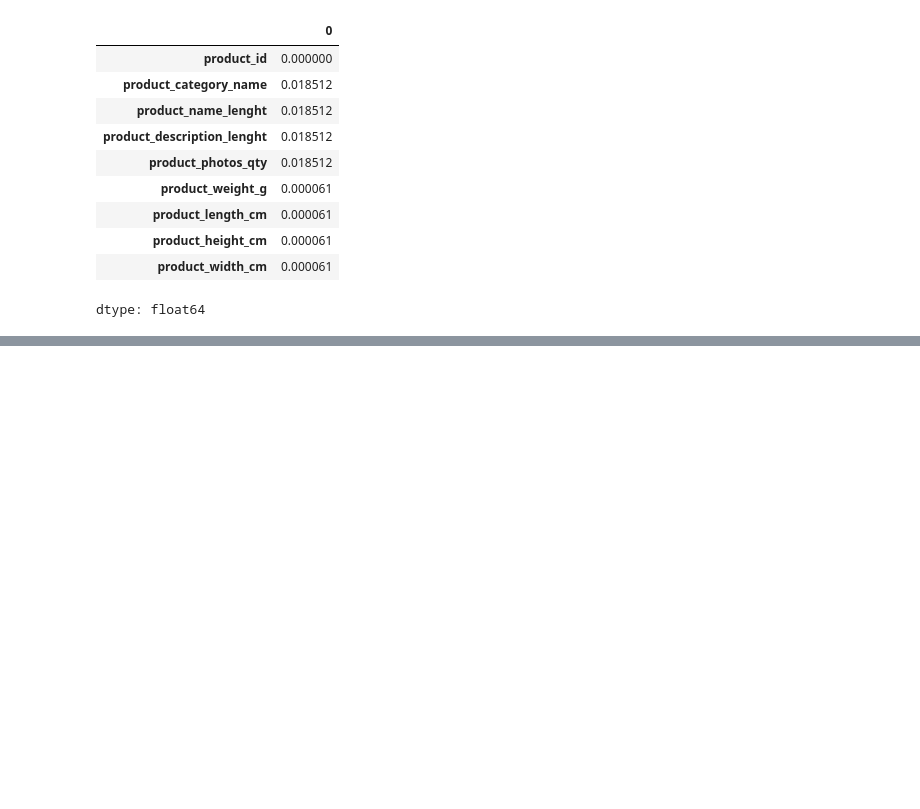
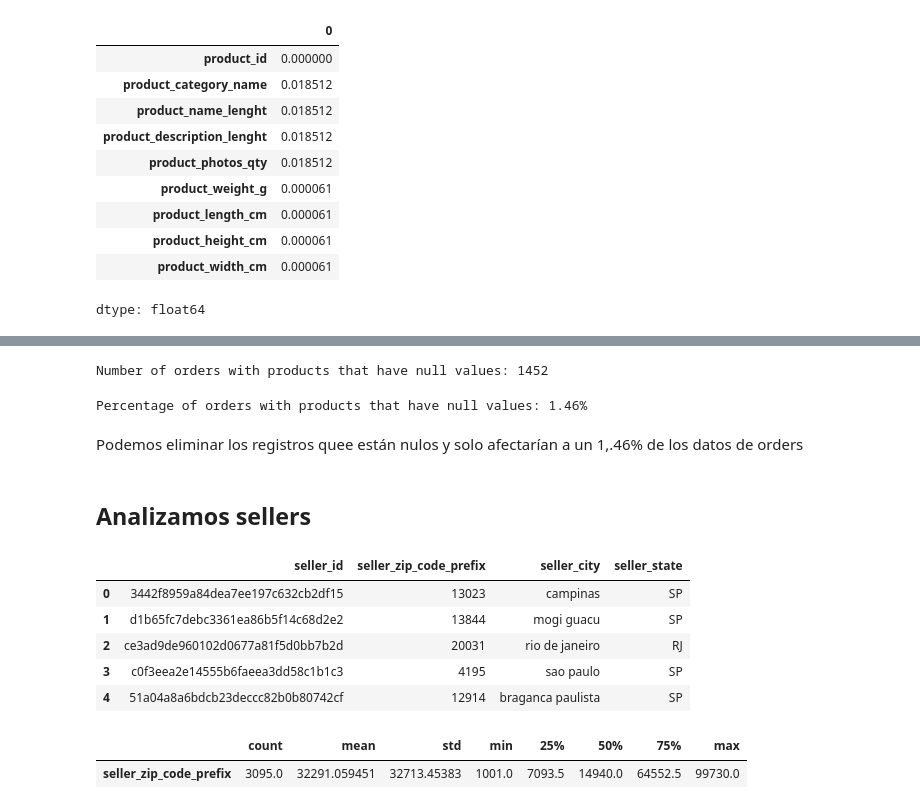
Before and after one commit to NicoD920/base_datos_primavera_2025, a Jupyter notebook: eda.ipynb, the cells around one changed output, grey strips where cells are left out. Saved outputs shown, nothing was run; the diff lists cells and outputs as text; code cells hidden in the pictures; blank space fills up the shorter version.

```diff
--- a/eda.ipynb
+++ b/eda.ipynb
@@ -580,0 +602,38 @@ display(null_rows.head(10))
+# %%
+# Filter df_items to get orders with products from the list of null product_ids
+orders_with_null_products = df_items[df_items['product_id'].isin(product_ids_with_nulls)]
+
+# Count the number of unique order_ids in the filtered dataframe
+num_orders_with_null_products = orders_with_null_products['order_id'].nunique()
+
+print(f"Number of orders with products that have null values: {num_orders_with_null_products}")
+# %% [output]
+Number of orders with products that have null values: 1452
+# %%
+# Calculate the total number of unique orders
+total_orders = df_orders['order_id'].nunique()
+
+# Calculate the percentage of orders with null products
+percentage_orders_with_null_products = (num_orders_with_null_products / total_orders) * 100
+
+print(f"Percentage of orders with products that have null values: {percentage_orders_with_null_products:.2f}%")
+# %% [output]
+Percentage of orders with products that have null values: 1.46%
+# %% [markdown]
+Podemos eliminar los registros quee están nulos y solo afectarían a un 1,.46% de los datos de orders
+# %% [markdown]
+## Analizamos sellers
+# %%
+df_sellers.head()
+# %% [output]
+|  | seller_id | seller_zip_code_prefix | seller_city | seller_state |
+| 0 | 3442f8959a84dea7ee197c632cb2df15 | 13023 | campinas | SP |
+| 1 | d1b65fc7debc3361ea86b5f14c68d2e2 | 13844 | mogi guacu | SP |
+| 2 | ce3ad9de960102d0677a81f5d0bb7b2d | 20031 | rio de janeiro | RJ |
+| 3 | c0f3eea2e14555b6faeea3dd58c1b1c3 | 4195 | sao paulo | SP |
+| 4 | 51a04a8a6bdcb23deccc82b0b80742cf | 12914 | braganca paulista | SP |
+# %%
+df_sellers.describe().T
+# %% [output]
+|  | count | mean | std | min | 25% | 50% | 75% | max |
+| seller_zip_code_prefix | 3095.0 | 32291.059451 | 32713.45383 | 1001.0 | 7093.5 | 14940.0 | 64552.5 | 99730.0 |
```
Also changed, not shown: parts of 9 cells of this notebook.
